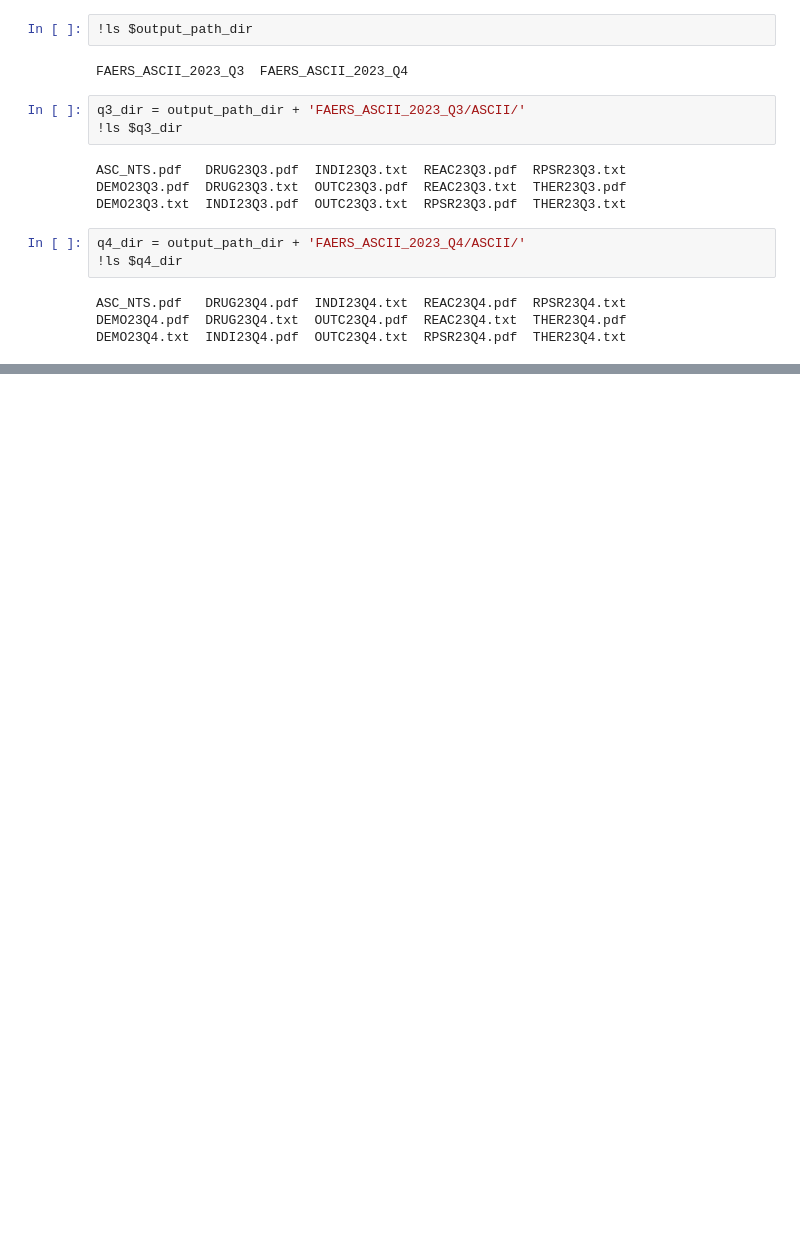
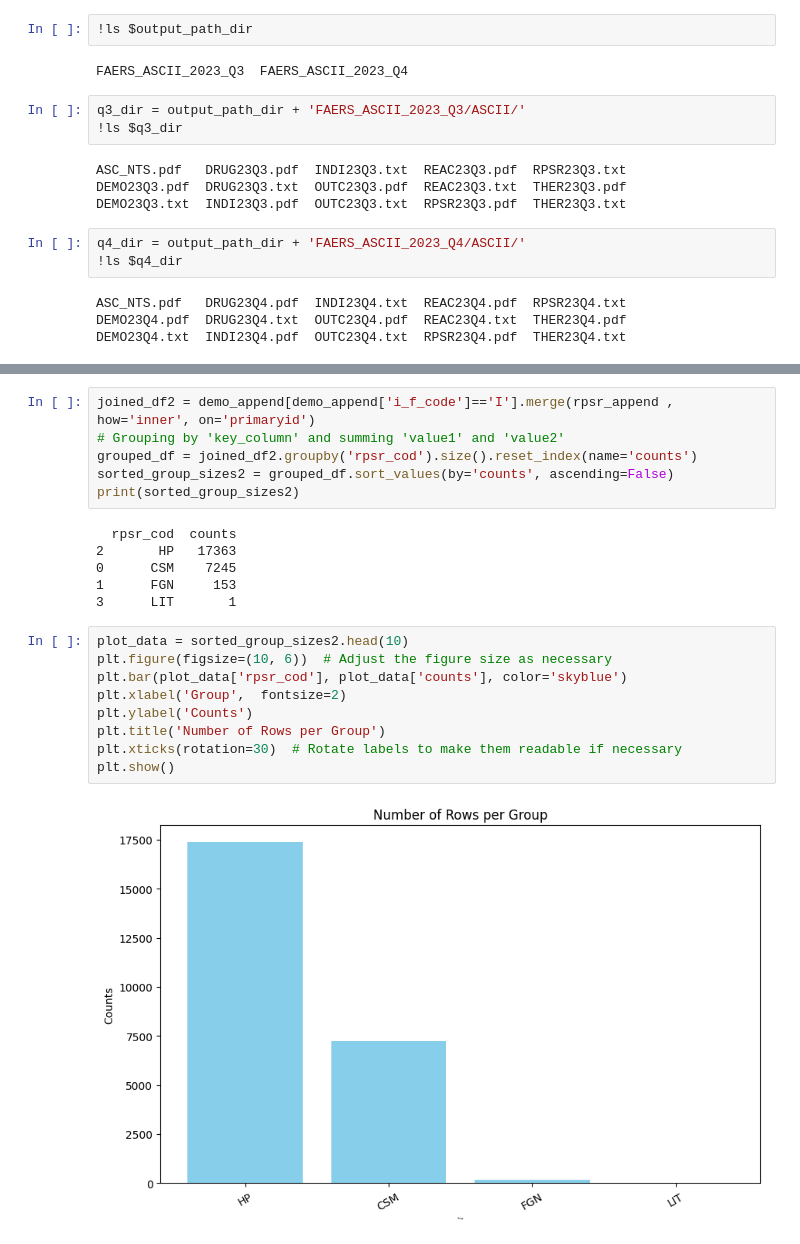
Before and after one commit to smalho01/FAERS-analytics, a Jupyter notebook: FAERS analytics.ipynb, the cells around one changed output, grey strips where cells are left out. Drawn from its saved outputs; the diff is of its cells as text; blank space fills up the shorter version.

```diff
--- a/FAERS analytics.ipynb
+++ b/FAERS analytics.ipynb
@@ -95,0 +205,23 @@ Current Table Snippet:
+# %%
+joined_df2 = demo_append[demo_append['i_f_code']=='I'].merge(rpsr_append , how='inner', on='primaryid')
+# Grouping by 'key_column' and summing 'value1' and 'value2'
+grouped_df = joined_df2.groupby('rpsr_cod').size().reset_index(name='counts')
+sorted_group_sizes2 = grouped_df.sort_values(by='counts', ascending=False)
+print(sorted_group_sizes2)
+# %% [output]
+  rpsr_cod  counts
+2       HP   17363
+0      CSM    7245
+1      FGN     153
+3      LIT       1
+# %%
+plot_data = sorted_group_sizes2.head(10)
+plt.figure(figsize=(10, 6))  # Adjust the figure size as necessary
+plt.bar(plot_data['rpsr_cod'], plot_data['counts'], color='skyblue')
+plt.xlabel('Group',  fontsize=2)
+plt.ylabel('Counts')
+plt.title('Number of Rows per Group')
+plt.xticks(rotation=30)  # Rotate labels to make them readable if necessary
+plt.show()
+# %% [output]
+[figure, added]
```
Also changed, not shown: parts of 16 cells of this notebook.
